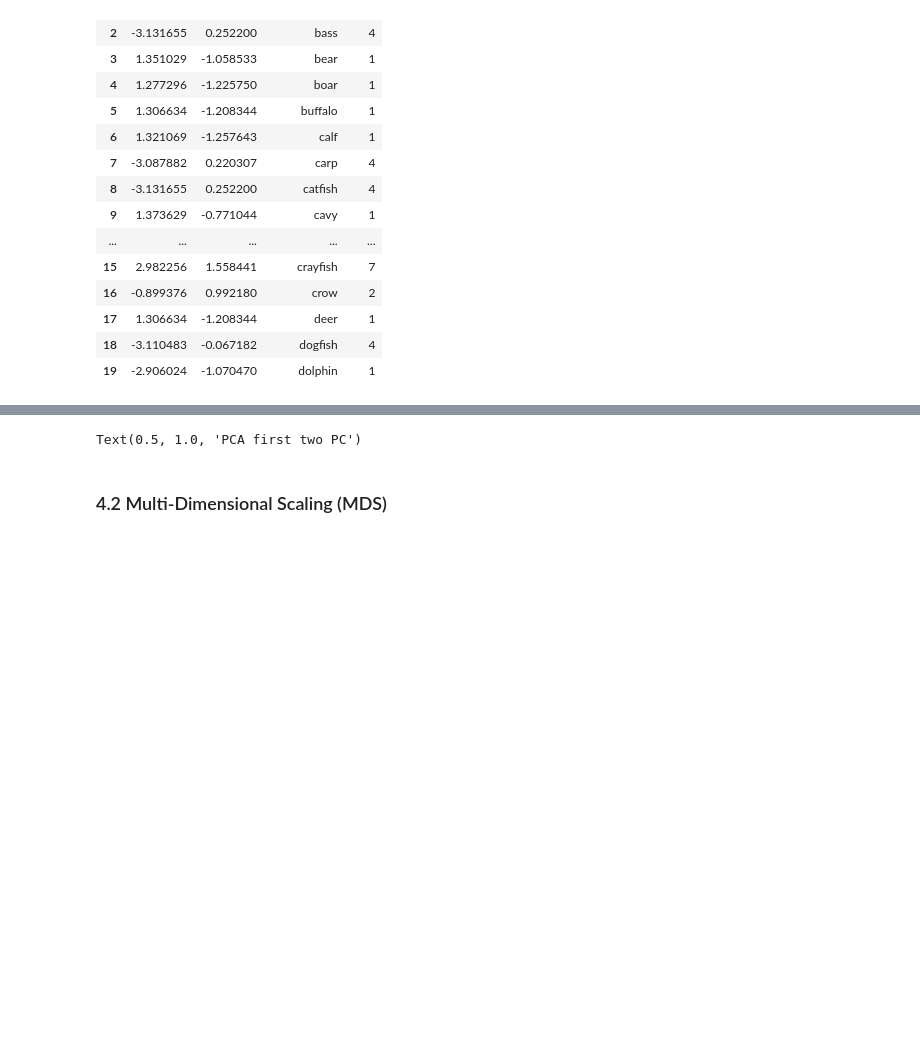
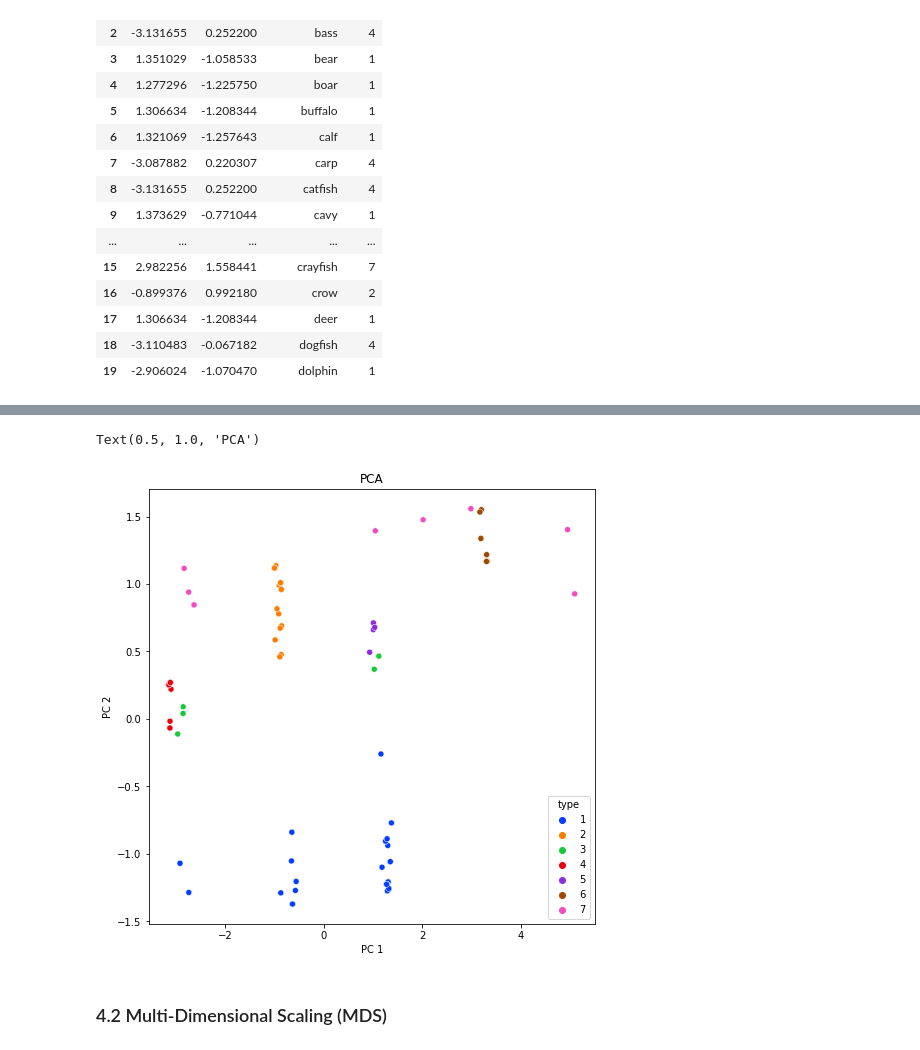
Before and after one commit to mark-antal-csizmadia/pca-mds-isomap, a Jupyter notebook: Assignment 1 Problem 7.ipynb, the cells around one changed output, grey strips where cells are left out. Drawn from its saved outputs; the diff is of its cells as text; code cells hidden in the pictures; blank space fills up the shorter version.

```diff
--- a/Assignment 1 Problem 7.ipynb
+++ b/Assignment 1 Problem 7.ipynb
@@ -218,5 +252,5 @@ fig= plt.figure(figsize=(8,8))
 
 ax = sns.scatterplot(data=df_pca, x="PC 1", y="PC 2", hue="type", palette="bright")
 
-ax.set_title("PCA first two PC")
+ax.set_title("PCA")
 # %% [output]
@@ -225,4 +257,5 @@ ax.set_title("PCA first two PC")
-Text(0.5, 1.0, 'PCA first two PC')
+Text(0.5, 1.0, 'PCA')
+[figure, added]
 # %% [markdown]
 ### 4.2 Multi-Dimensional Scaling (MDS)
 # %%
```
Also changed, not shown: parts of 13 cells of this notebook, 1 other file.
